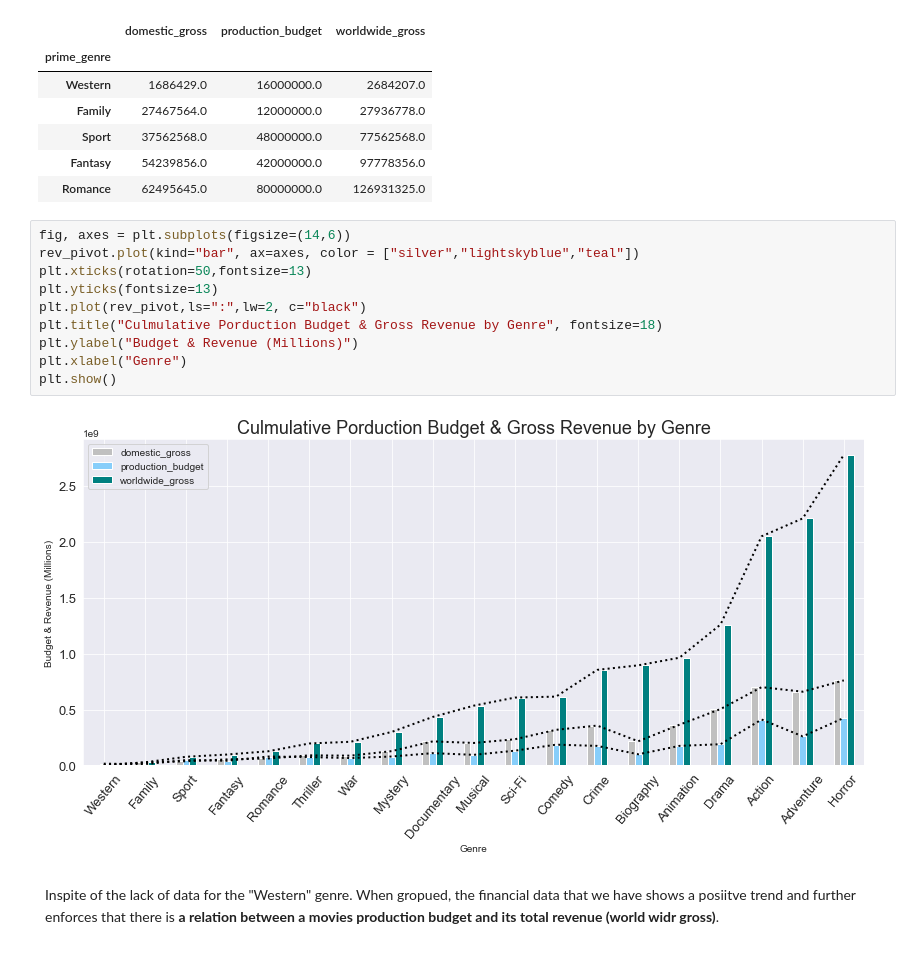
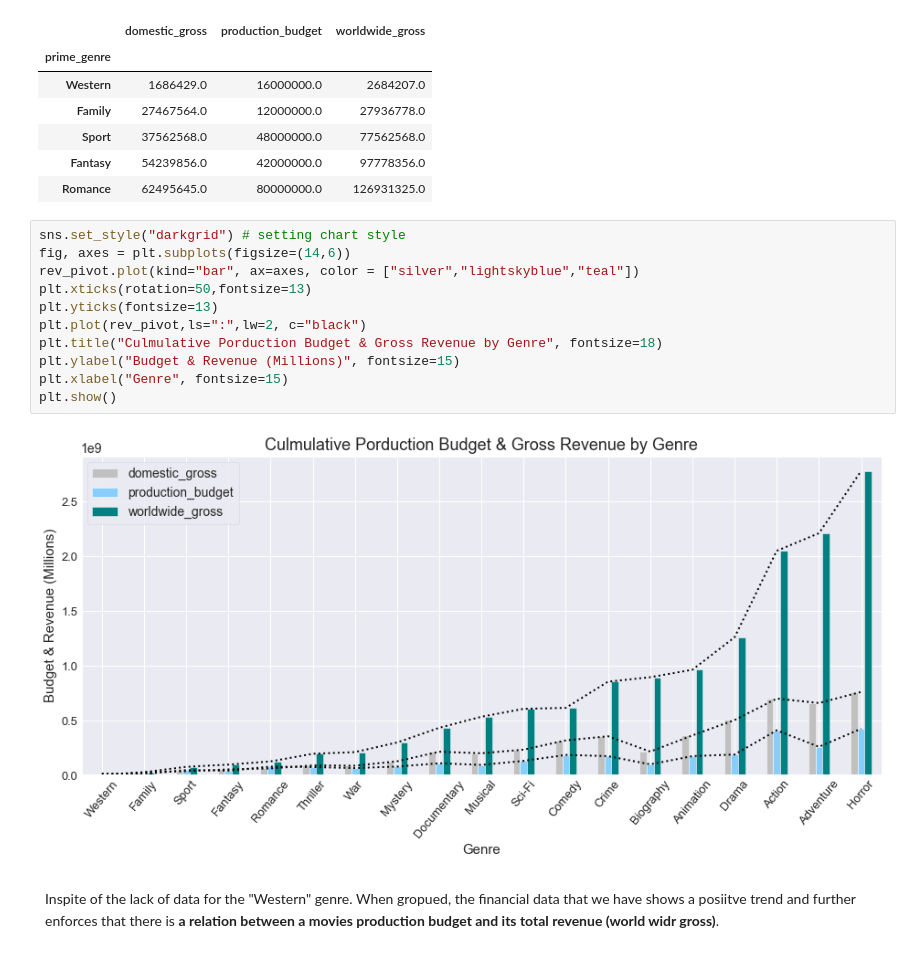
Before and after one commit to DonnieData/dsc-mod-1-project-v2-1-onl01-dtsc-pt-012120, a Jupyter notebook: student.ipynb, the cells around one changed output. Saved outputs shown, nothing was run; the diff lists cells and outputs as text.

```diff
--- a/student.ipynb
+++ b/student.ipynb
@@ -410,17 +410,18 @@ rev_pivot.head()
 | Fantasy | 54239856.0 | 42000000.0 | 97778356.0 |
 | Romance | 62495645.0 | 80000000.0 | 126931325.0 |
 # %%
+sns.set_style("darkgrid") # setting chart style
 fig, axes = plt.subplots(figsize=(14,6))
 rev_pivot.plot(kind="bar", ax=axes, color = ["silver","lightskyblue","teal"])
 plt.xticks(rotation=50,fontsize=13)
 plt.yticks(fontsize=13)
 plt.plot(rev_pivot,ls=":",lw=2, c="black")
 plt.title("Culmulative Porduction Budget & Gross Revenue by Genre", fontsize=18)
-plt.ylabel("Budget & Revenue (Millions)")
-plt.xlabel("Genre")
+plt.ylabel("Budget & Revenue (Millions)", fontsize=15)
+plt.xlabel("Genre", fontsize=15)
 plt.show()
 # %% [output]
-[figure, old version]
+[figure, new version]
 # %% [markdown]
 <div style="border:0.2px; border-style:solid; border-color:#A9A9A9; padding: 0.5em;font-size:14px;border-width:medium;">
 Inspite of the lack of data for the "Western" genre.
```
Also changed, not shown: parts of 2 cells of this notebook.
